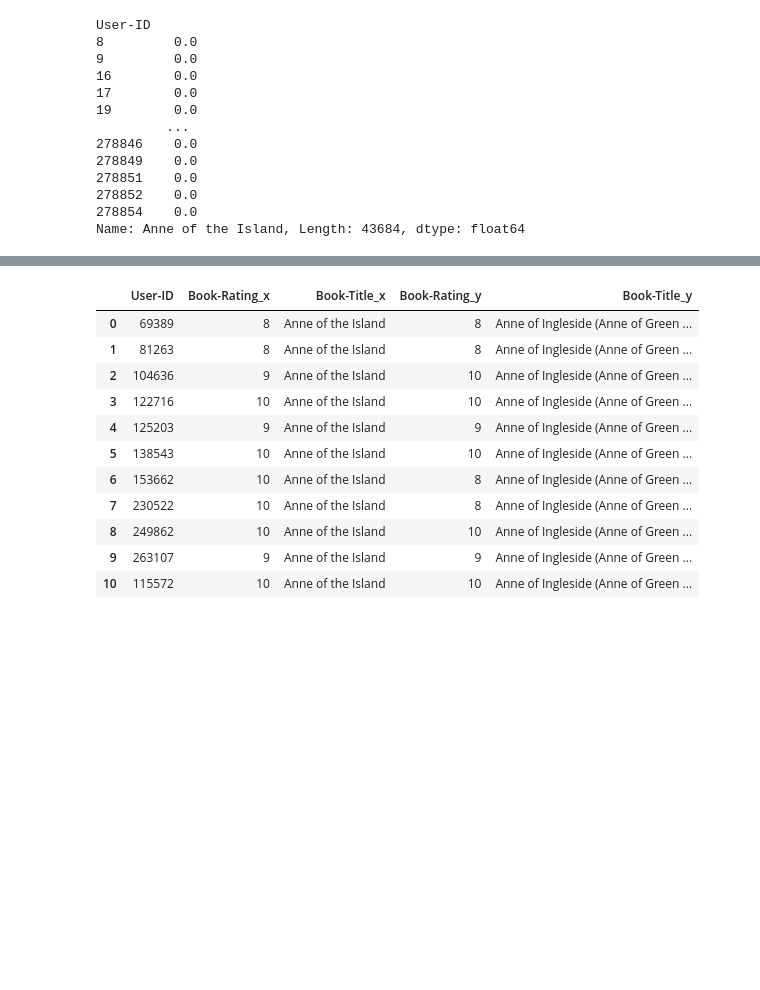
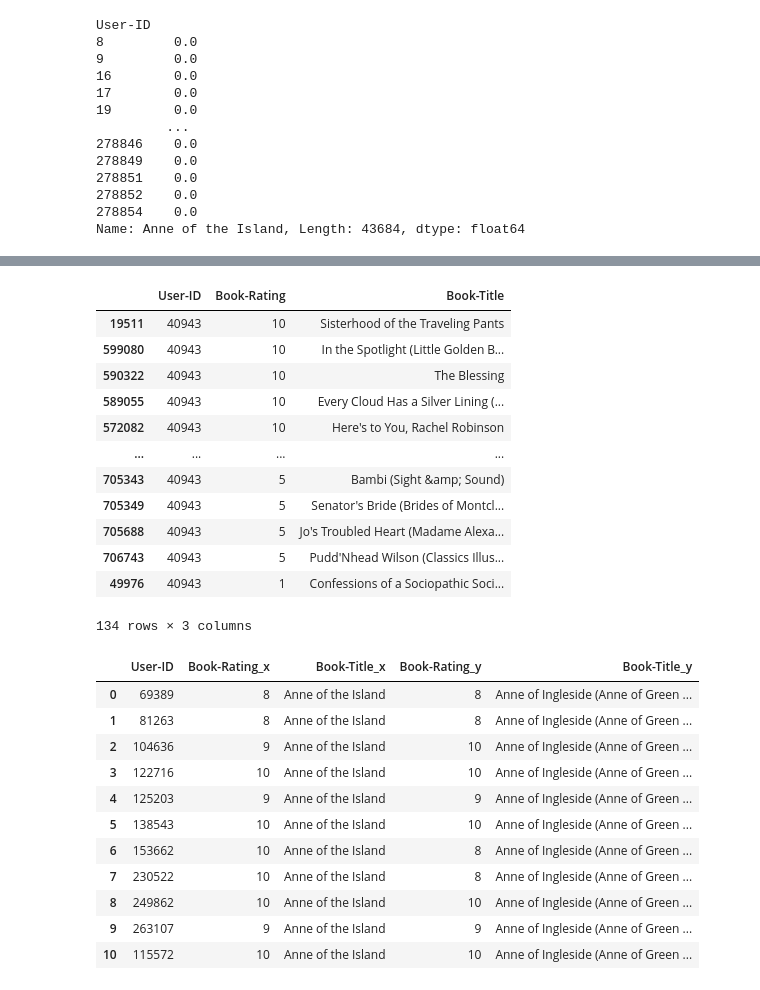
Before and after one commit to 20481A05F0/Book_Recommendation_System, a Jupyter notebook: Individual_Book_Recommendation_System.ipynb, the cells around one changed output, grey strips where cells are left out. Drawn from its saved outputs; the diff is of its cells as text; code cells hidden in the pictures; blank space fills up the shorter version.

```diff
--- a/Individual_Book_Recommendation_System.ipynb
+++ b/Individual_Book_Recommendation_System.ipynb
@@ -367,3 +651,19 @@ The Top 10 Recommendations for Users who have read book Anne of the Island are s
+# %%
+df_new[df_new['User-ID'] == 40943].sort_values(by='Book-Rating', ascending=False)
+# %% [output]
+|  | User-ID | Book-Rating | Book-Title |
+| 19511 | 40943 | 10 | Sisterhood of the Traveling Pants |
+| 599080 | 40943 | 10 | In the Spotlight (Little Golden B... |
+| 590322 | 40943 | 10 | The Blessing |
+| 589055 | 40943 | 10 | Every Cloud Has a Silver Lining (... |
+| 572082 | 40943 | 10 | Here's to You, Rachel Robinson |
+| ... | ... | ... | ... |
+| 705343 | 40943 | 5 | Bambi (Sight &amp; Sound) |
+| 705349 | 40943 | 5 | Senator's Bride (Brides of Montcl... |
+| 705688 | 40943 | 5 | Jo's Troubled Heart (Madame Alexa... |
+| 706743 | 40943 | 5 | Pudd'Nhead Wilson (Classics Illus... |
+| 49976 | 40943 | 1 | Confessions of a Sociopathic Soci... |
+134 rows × 3 columns
 # %%
 r1 = df_new[df_new['Book-Title']=='Anne of the Island']
 r2 = df_new[df_new['Book-Title']=='Anne of Ingleside (Anne of Green Gables Novels (Paperback))']
```
Also changed, not shown: parts of 59 cells of this notebook.
